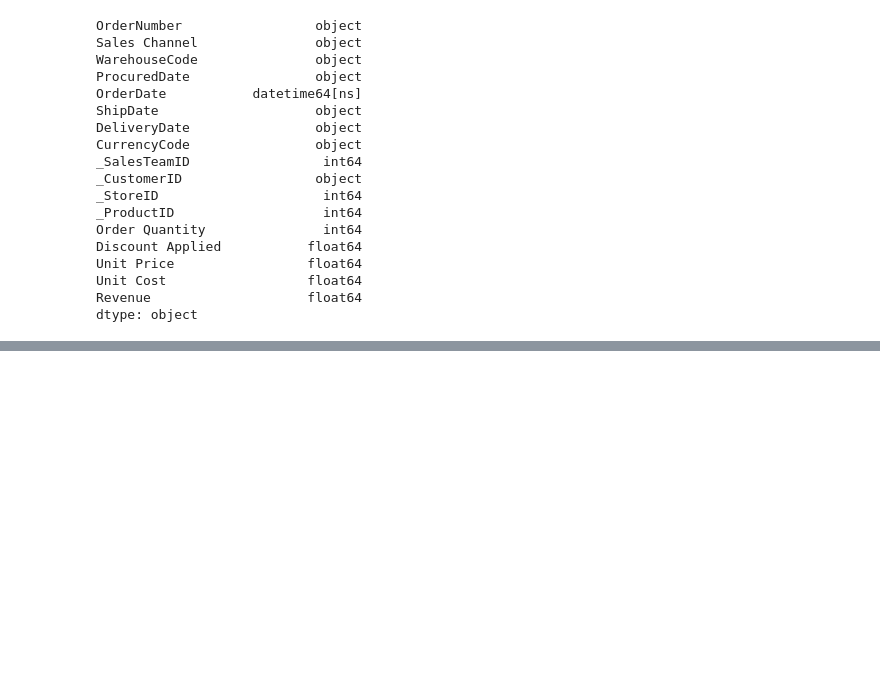
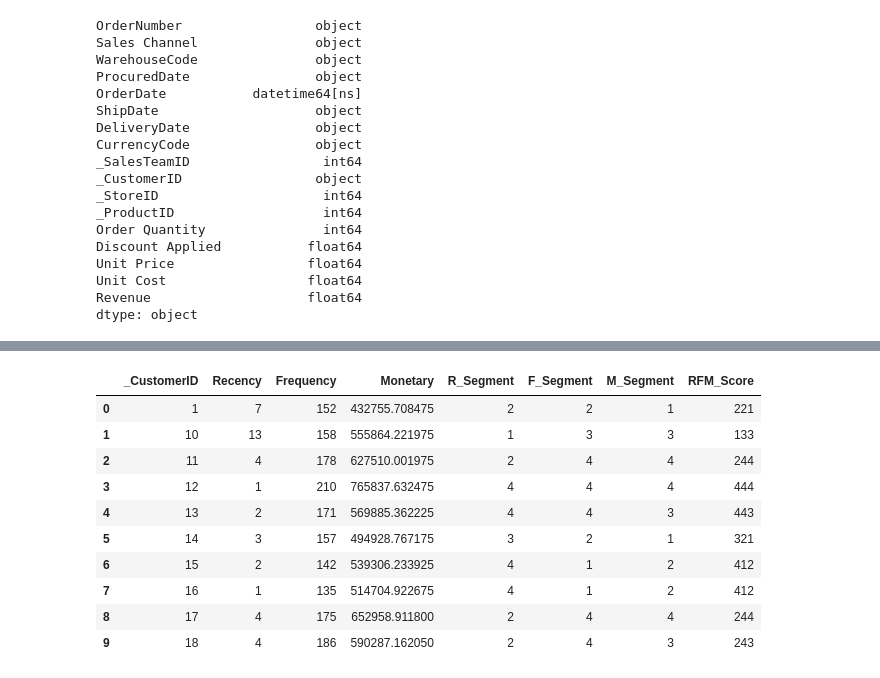
Before and after one commit to kwekudzata/RFM-Analysis, a Jupyter notebook: RFM_Analyis.ipynb, the cells around one changed output, grey strips where cells are left out. Drawn from its saved outputs; the diff is of its cells as text; code cells hidden in the pictures; blank space fills up the shorter version.

```diff
--- a/RFM_Analyis.ipynb
+++ b/RFM_Analyis.ipynb
@@ -83,3 +83,25 @@ RFM_dataset.rename(
     'Revenue': 'Monetary'
 },
 inplace=True)
+# %%
+# Apply qcut to segment customers into 4 quantile-based groups (1-4)
+RFM_dataset['R_Segment'] = pd.qcut(RFM_dataset['Recency'], q=4, labels=[4, 3, 2, 1], duplicates='drop')
+RFM_dataset['F_Segment'] = pd.qcut(RFM_dataset['Frequency'].rank(method='first'), q=4, labels=[1, 2, 3, 4], duplicates='drop')
+RFM_dataset['M_Segment'] = pd.qcut(RFM_dataset['Monetary'].rank(method='first'), q=4, labels=[1, 2, 3, 4], duplicates='drop')
+# %%
+# Create RFM score by concatenating the segments
+RFM_dataset['RFM_Score'] = RFM_dataset['R_Segment'].astype(str) + RFM_dataset['F_Segment'].astype(str) + RFM_dataset['M_Segment'].astype(str)
+# %%
+RFM_dataset.head(10)
+# %% [output]
+|  | _CustomerID | Recency | Frequency | Monetary | R_Segment | F_Segment | M_Segment | RFM_Score |
+| 0 | 1 | 7 | 152 | 432755.708475 | 2 | 2 | 1 | 221 |
+| 1 | 10 | 13 | 158 | 555864.221975 | 1 | 3 | 3 | 133 |
+| 2 | 11 | 4 | 178 | 627510.001975 | 2 | 4 | 4 | 244 |
+| 3 | 12 | 1 | 210 | 765837.632475 | 4 | 4 | 4 | 444 |
+| 4 | 13 | 2 | 171 | 569885.362225 | 4 | 4 | 3 | 443 |
+| 5 | 14 | 3 | 157 | 494928.767175 | 3 | 2 | 1 | 321 |
+| 6 | 15 | 2 | 142 | 539306.233925 | 4 | 1 | 2 | 412 |
+| 7 | 16 | 1 | 135 | 514704.922675 | 4 | 1 | 2 | 412 |
+| 8 | 17 | 4 | 175 | 652958.911800 | 2 | 4 | 4 | 244 |
+| 9 | 18 | 4 | 186 | 590287.162050 | 2 | 4 | 3 | 243 |
```
Also changed, not shown: parts of 3 cells of this notebook.
